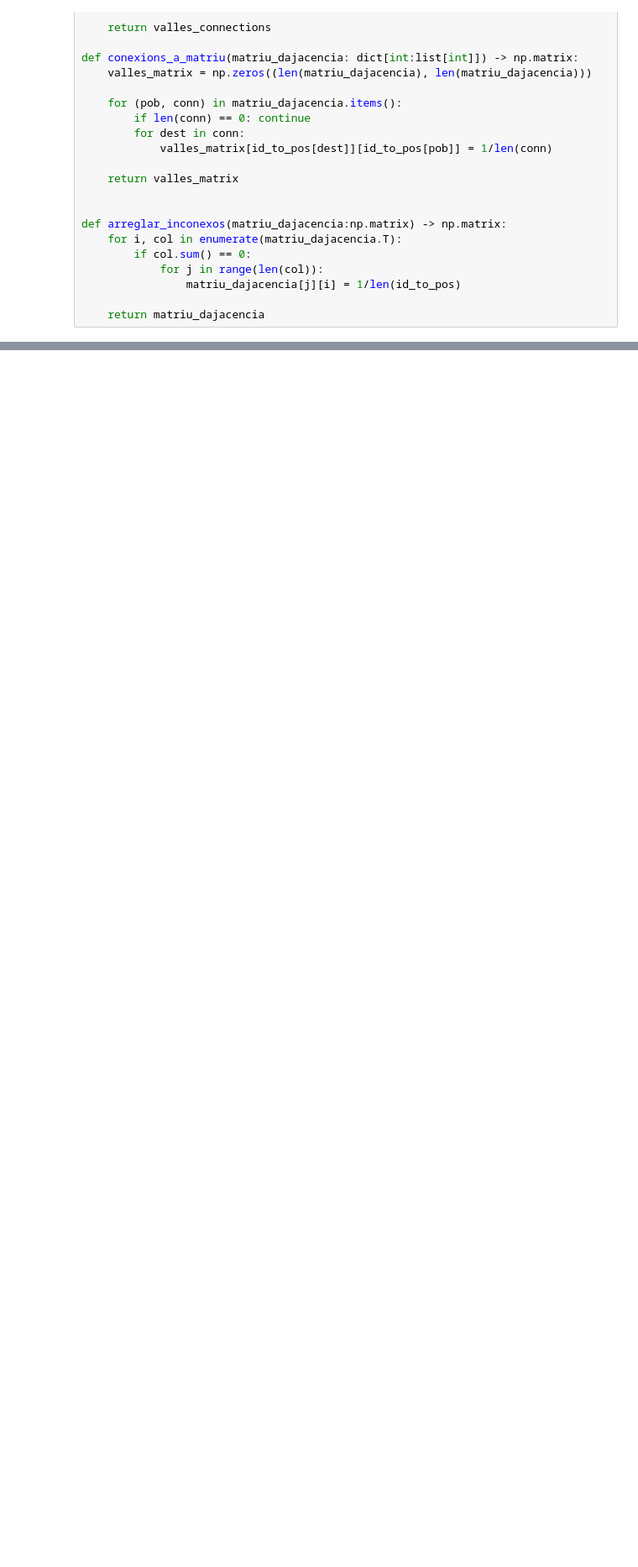
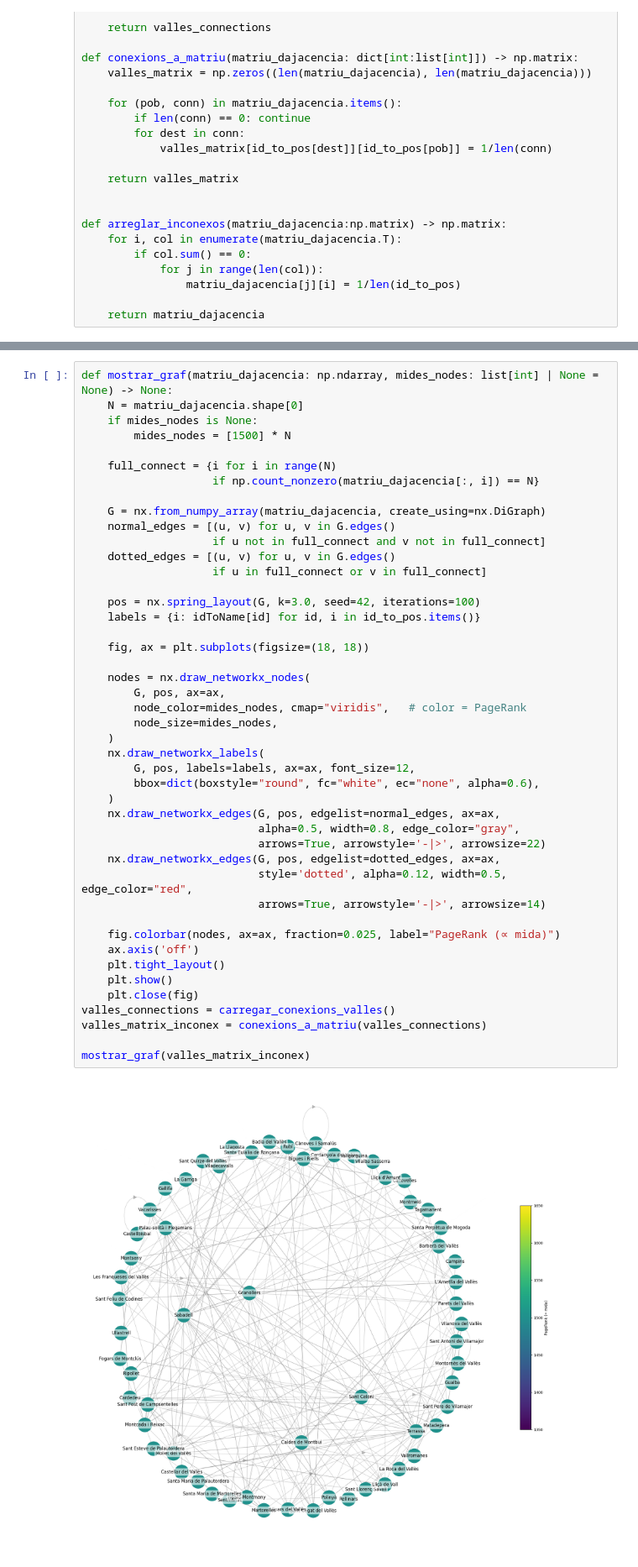
Before and after one commit to TheRepSter/ModSimPageRank, a Jupyter notebook: pageRank.ipynb, the cells around one changed output, grey strips where cells are left out. Shown at 84% size. Saved outputs shown, nothing was run; the diff lists cells and outputs as text; blank space fills up the shorter version.

```diff
--- a/pageRank.ipynb
+++ b/pageRank.ipynb
@@ -83,3 +55,50 @@ mostrar_graf(valles_matrix_inconex)
+# %%
+def mostrar_graf(matriu_dajacencia: np.ndarray, mides_nodes: list[int] | None = None) -> None:
+    N = matriu_dajacencia.shape[0]
+    if mides_nodes is None:
+        mides_nodes = [1500] * N
+
+    full_connect = {i for i in range(N)
+                    if np.count_nonzero(matriu_dajacencia[:, i]) == N}
+
+    G = nx.from_numpy_array(matriu_dajacencia, create_using=nx.DiGraph)
+    normal_edges = [(u, v) for u, v in G.edges()
+                    if u not in full_connect and v not in full_connect]
+    dotted_edges = [(u, v) for u, v in G.edges()
+                    if u in full_connect or v in full_connect]
+
+    pos = nx.spring_layout(G, k=3.0, seed=42, iterations=100)
+    labels = {i: idToName[id] for id, i in id_to_pos.items()}
+
+    fig, ax = plt.subplots(figsize=(18, 18))
+
+    nodes = nx.draw_networkx_nodes(
+        G, pos, ax=ax,
+        node_color=mides_nodes, cmap="viridis",   # color = PageRank
+        node_size=mides_nodes,
+    )
+    nx.draw_networkx_labels(
+        G, pos, labels=labels, ax=ax, font_size=12,
+        bbox=dict(boxstyle="round", fc="white", ec="none", alpha=0.6),
+    )
+    nx.draw_networkx_edges(G, pos, edgelist=normal_edges, ax=ax,
+                           alpha=0.5, width=0.8, edge_color="gray",
+                           arrows=True, arrowstyle='-|>', arrowsize=22)
+    nx.draw_networkx_edges(G, pos, edgelist=dotted_edges, ax=ax,
+                           style='dotted', alpha=0.12, width=0.5, edge_color="red",
+                           arrows=True, arrowstyle='-|>', arrowsize=14)
+
+    fig.colorbar(nodes, ax=ax, fraction=0.025, label="PageRank (∝ mida)")
+    ax.axis('off')
+    plt.tight_layout()
+    plt.show()
+    plt.close(fig)
+valles_connections = carregar_conexions_valles()
+valles_matrix_inconex = conexions_a_matriu(valles_connections)
+
+mostrar_graf(valles_matrix_inconex)
+# %% [output]
+[figure, added]
 # %%
 def damping(matriu_dajacencia:np.matrix, alpha) -> np.matrix:
     N = matriu_dajacencia.shape[0]
```
Also changed, not shown: parts of 8 cells of this notebook.
